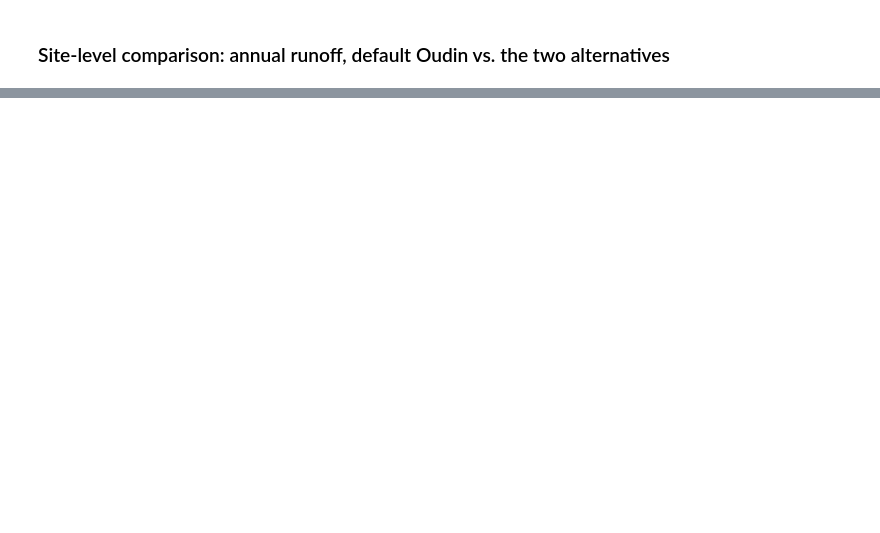
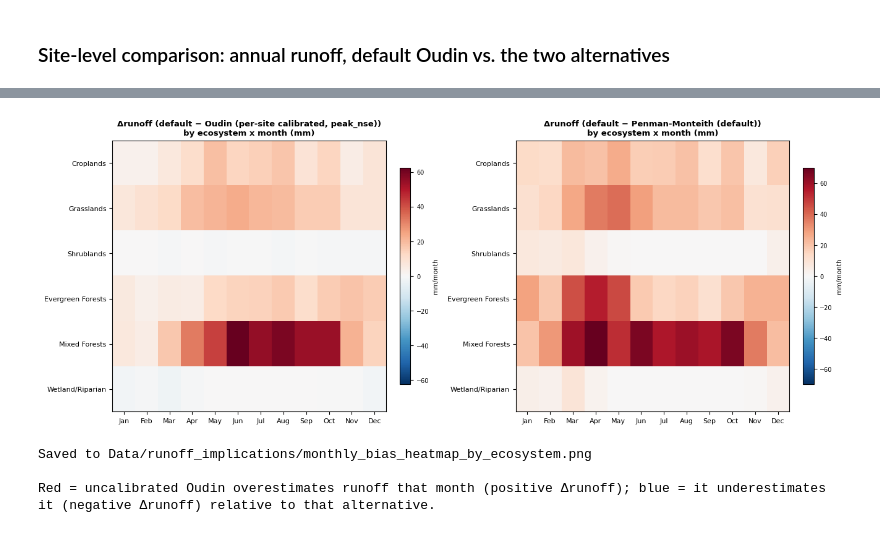
Before and after one commit to KECognac/WBM_ET_Exploration, a Jupyter notebook: notebooks/10_runoff_implications.ipynb, the cells around one changed output, grey strips where cells are left out. Drawn from its saved outputs; the diff is of its cells as text; code cells hidden in the pictures; blank space fills up the shorter version.

```diff
--- a/notebooks/10_runoff_implications.ipynb
+++ b/notebooks/10_runoff_implications.ipynb
@@ -253,3 +537,38 @@ print(f"Sites where uncalibrated Oudin overestimates runoff vs. Penman-Monteith:
+# %%
+eco_month = (
+    monthly.groupby(["ecosystem", "month"])[[f"delta_runoff_{a}" for a in ALTERNATIVES]]
+    .mean()
+    .reset_index()
+)
+eco_month.to_csv("../Data/runoff_implications/monthly_water_balance_by_ecosystem.csv", index=False)
+
+eco_order = eco_summary["ecosystem"].tolist()  # sorted by n_sites desc, from the annual section
+
+fig, axes = plt.subplots(1, 2, figsize=(13, 5), constrained_layout=True)
+for ax, alt in zip(axes, ("sitecal", "pm")):
+    pivot = (
+        eco_month.pivot(index="ecosystem", columns="month", values=f"delta_runoff_{alt}")
+        .reindex(eco_order)
+    )
+    vmax = max(abs(np.nanmin(pivot.values)), abs(np.nanmax(pivot.values)), 1)
+    im = ax.imshow(pivot.values, aspect="auto", cmap="RdBu_r", vmin=-vmax, vmax=vmax)
+    ax.set_xticks(range(12)); ax.set_xticklabels(MONTH_NAMES, fontsize=8)
+    ax.set_yticks(range(len(eco_order))); ax.set_yticklabels(eco_order, fontsize=8)
+    ax.set_title(f"Δrunoff (default − {VARIANT_LABELS[alt]})\nby ecosystem x month (mm)",
+                 fontsize=9.5, fontweight="bold")
+    cbar = fig.colorbar(im, ax=ax, shrink=0.8)
+    cbar.ax.tick_params(labelsize=7)
+    cbar.set_label("mm/month", fontsize=7.5)
+plt.savefig("../Data/runoff_implications/monthly_bias_heatmap_by_ecosystem.png", dpi=150, bbox_inches="tight")
+plt.show()
+print("Saved to Data/runoff_implications/monthly_bias_heatmap_by_ecosystem.png")
+print("\nRed = uncalibrated Oudin overestimates runoff that month (positive Δrunoff); "
+      "blue = it underestimates it (negative Δrunoff) relative to that alternative.")
+# %% [output]
+[figure, added]
+Saved to Data/runoff_implications/monthly_bias_heatmap_by_ecosystem.png
+
+Red = uncalibrated Oudin overestimates runoff that month (positive Δrunoff); blue = it underestimates it (negative Δrunoff) relative to that alternative.
 # %% [markdown]
 ### Takeaways
 
```
Also changed, not shown: parts of 11 cells of this notebook, 4 other files.
